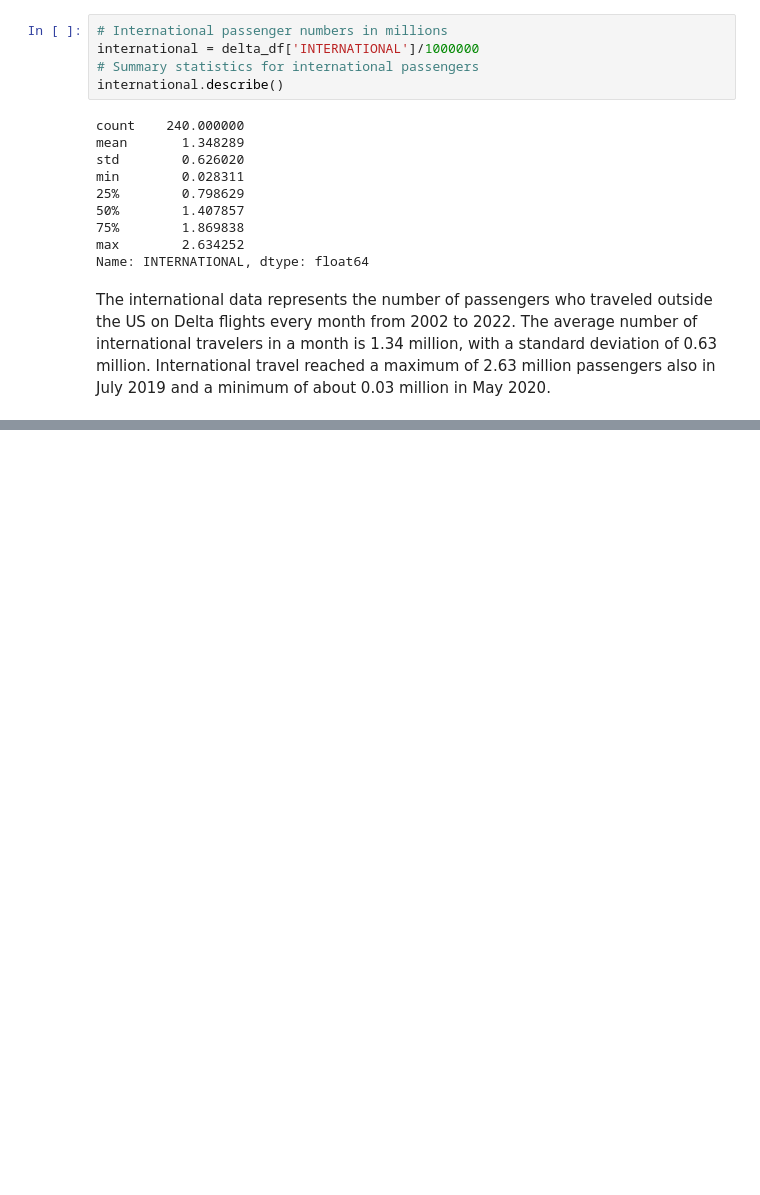
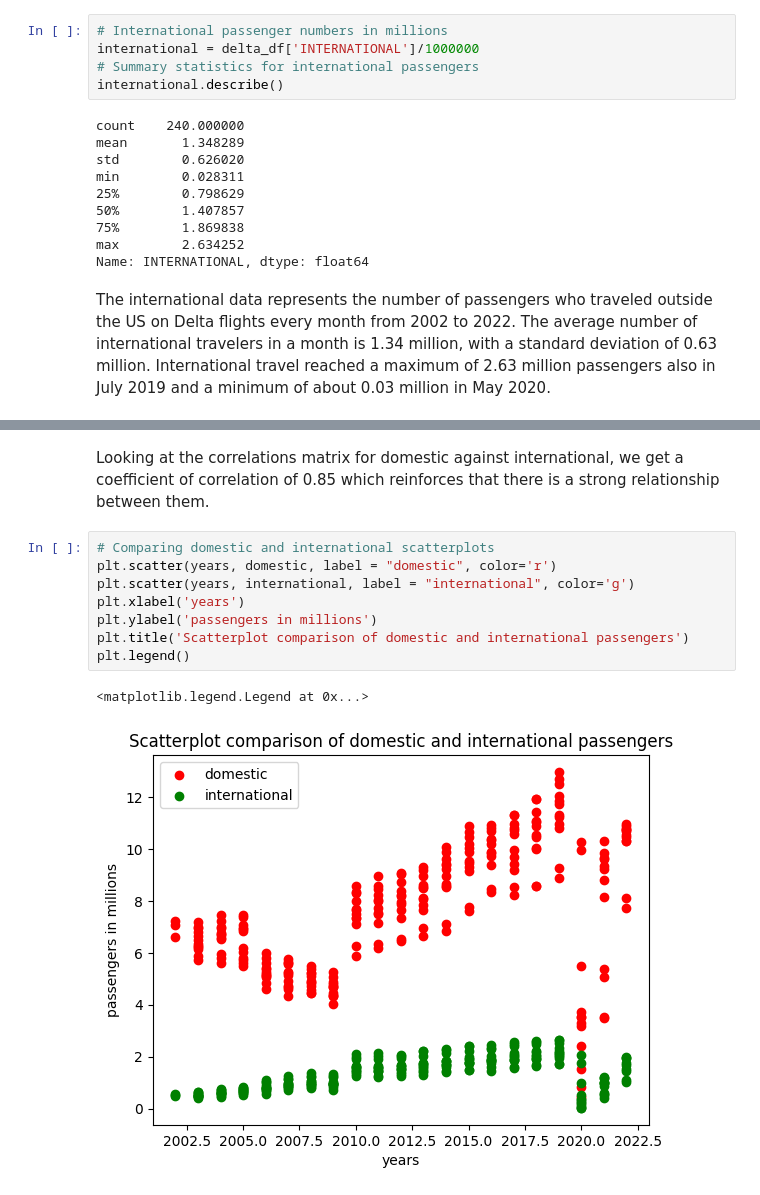
Before and after one commit to asnth68/Data-Science-midterm, a Jupyter notebook: Midterm_data.ipynb, the cells around one changed output, grey strips where cells are left out. Cells and saved outputs as stored; diff of their text form; blank space fills up the shorter version.

```diff
--- a/Midterm_data.ipynb
+++ b/Midterm_data.ipynb
@@ -156,3 +196,16 @@ plt.title('Correlation matrix')
 plt.show()
 # %% [output]
 [figure]
+# %% [markdown]
+Looking at the correlations matrix for domestic against international, we get a coefficient of correlation of 0.85 which reinforces that there is a strong relationship between them.
+# %%
+# Comparing domestic and international scatterplots
+plt.scatter(years, domestic, label = "domestic", color='r')
+plt.scatter(years, international, label = "international", color='g')
+plt.xlabel('years')
+plt.ylabel('passengers in millions')
+plt.title('Scatterplot comparison of domestic and international passengers')
+plt.legend()
+# %% [output]
+<matplotlib.legend.Legend at 0x...>
+[figure, added]
```
Also changed, not shown: parts of 25 cells of this notebook, 3 other files.
